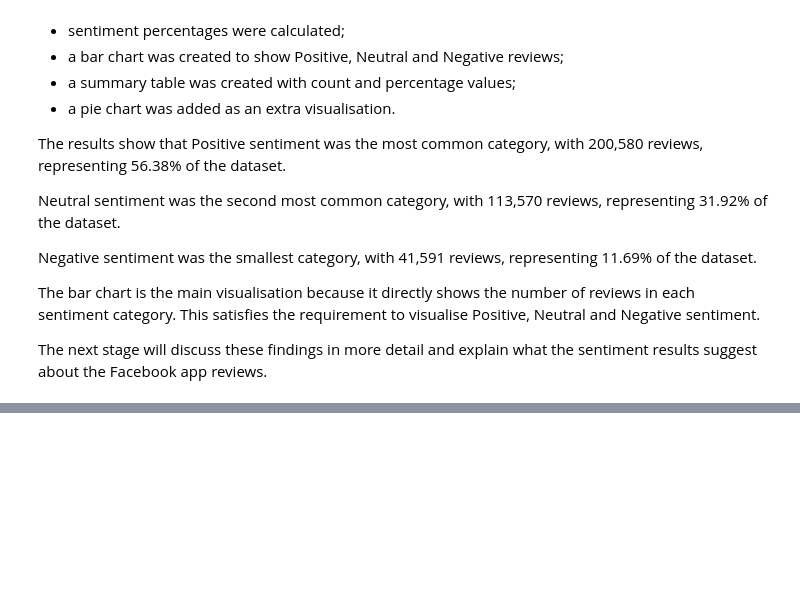
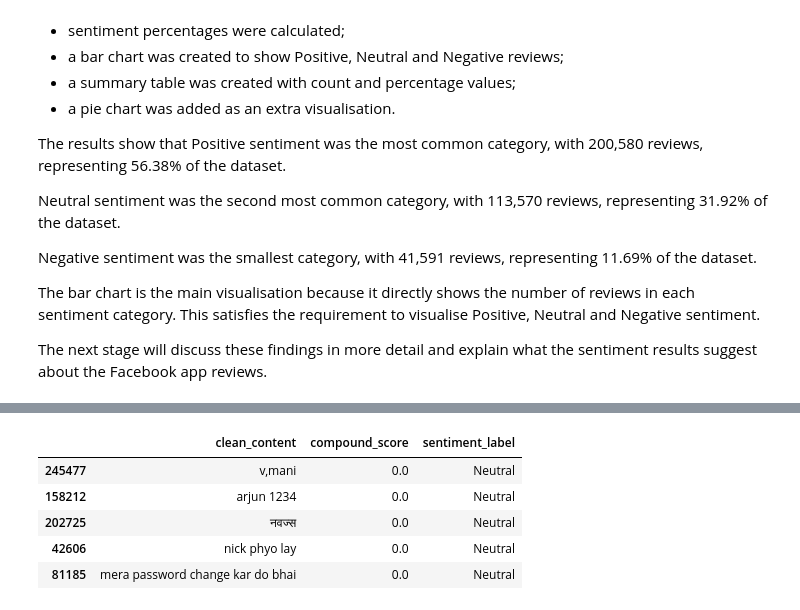
Before and after one commit to ThiagoGoncos/CCT-machine-learning-neural-network-sentiment-analysis, a Jupyter notebook: ThiagoGoncalves_ML_CA2.ipynb, the cells around one changed output, grey strips where cells are left out. Cells and saved outputs as stored; diff of their text form; code cells hidden in the pictures; blank space fills up the shorter version.

```diff
--- a/ThiagoGoncalves_ML_CA2.ipynb
+++ b/ThiagoGoncalves_ML_CA2.ipynb
@@ -3482,0 +3551,14 @@ The next stage will discuss these findings in more detail and explain what the s
+# %%
+# Display examples of neutral reviews
+neutral_examples = sentiment_text_df[
+    sentiment_text_df["sentiment_label"] == "Neutral"
+][["clean_content", "compound_score", "sentiment_label"]].sample(5, random_state=42)
+
+neutral_examples
+# %% [output]
+|  | clean_content | compound_score | sentiment_label |
+| 245477 | v,mani | 0.0 | Neutral |
+| 158212 | arjun 1234 | 0.0 | Neutral |
+| 202725 | नवज्स | 0.0 | Neutral |
+| 42606 | nick phyo lay | 0.0 | Neutral |
+| 81185 | mera password change kar do bhai | 0.0 | Neutral |
```
Also changed, not shown: parts of 16 cells of this notebook.
